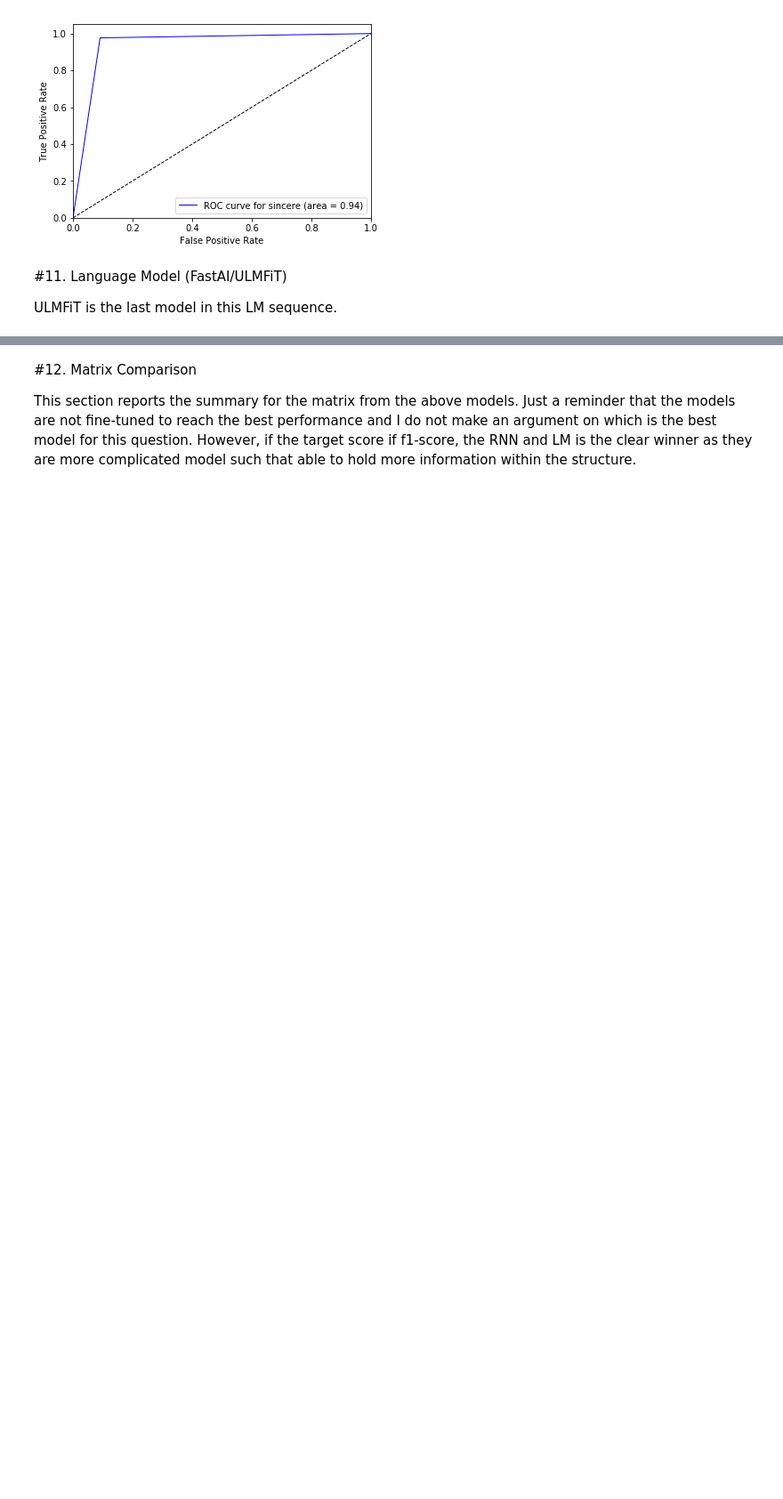
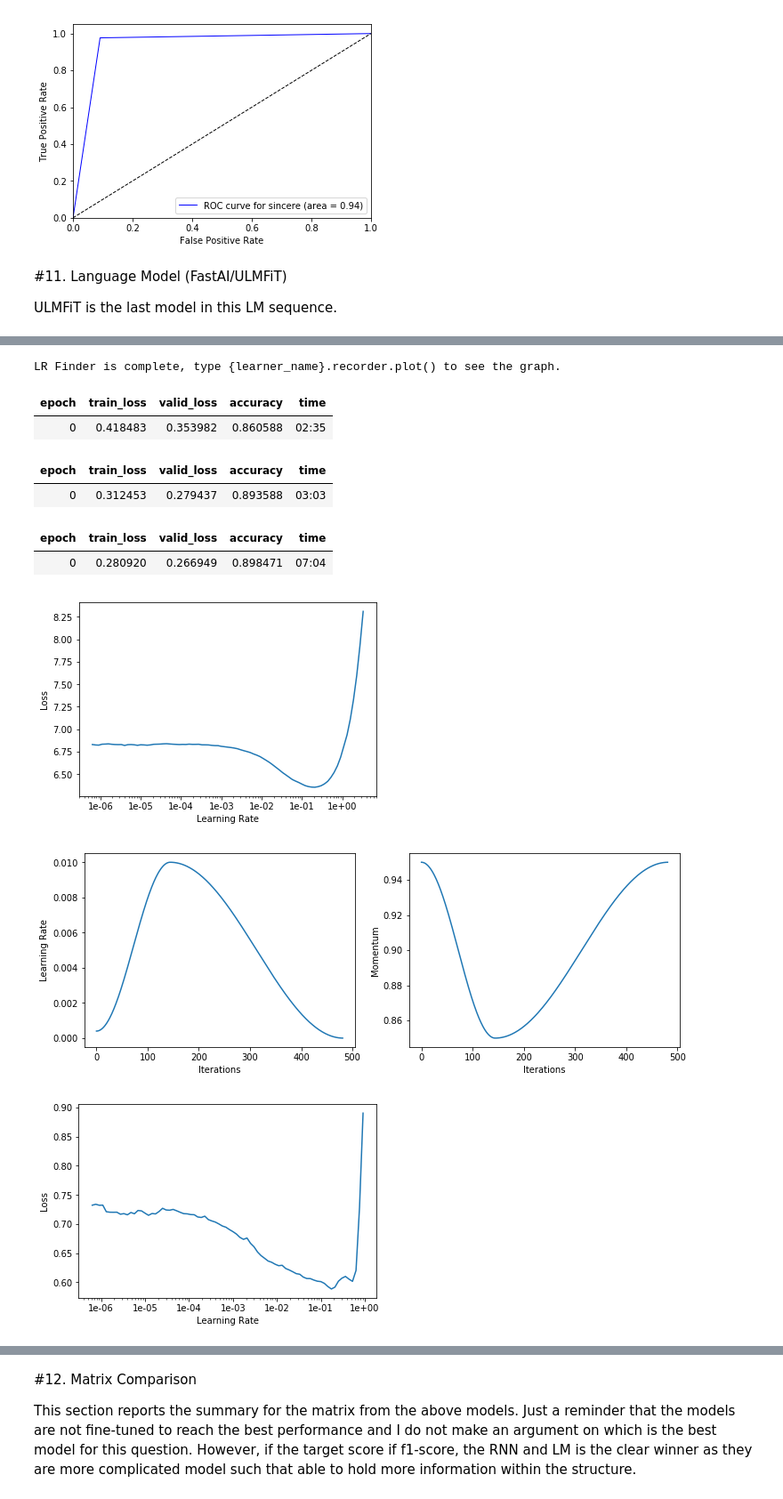
Before and after one commit to yungnien/Springboard, a Jupyter notebook: capstone/Capstone.ipynb, the cells around one changed output, grey strips where cells are left out. Shown at 89% size. Drawn from its saved outputs; the diff is of its cells as text; code cells hidden in the pictures; blank space fills up the shorter version.

```diff
--- a/capstone/Capstone.ipynb
+++ b/capstone/Capstone.ipynb
@@ -1550,4 +1557,4 @@ classifier_b.recorder.plot_losses()
 classifier_b.unfreeze()
 classifier_b.fit_one_cycle(1, slice(2e-3/100, 2e-3))
 classifier_b.save('bwd_clas')
-dump(classifier_b, path+'classifier_b.sav')
+# %% [output]
@@ -1553,0 +1562,10 @@ dump(classifier_b, path+'classifier_b.sav')
+LR Finder is complete, type {learner_name}.recorder.plot() to see the graph.
+| epoch | train_loss | valid_loss | accuracy | time |
+| 0 | 0.418483 | 0.353982 | 0.860588 | 02:35 |
+| epoch | train_loss | valid_loss | accuracy | time |
+| 0 | 0.312453 | 0.279437 | 0.893588 | 03:03 |
+| epoch | train_loss | valid_loss | accuracy | time |
+| 0 | 0.280920 | 0.266949 | 0.898471 | 07:04 |
+[figure, added]
+[figure, added]
+[figure, added]
```
Also changed, not shown: parts of 20 cells of this notebook.
